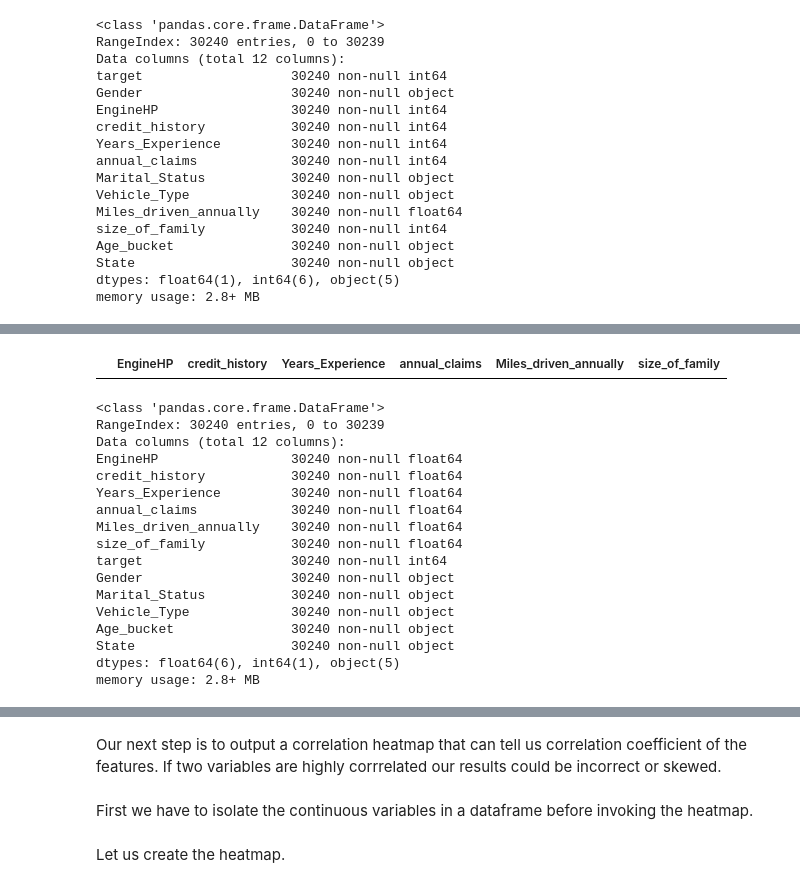
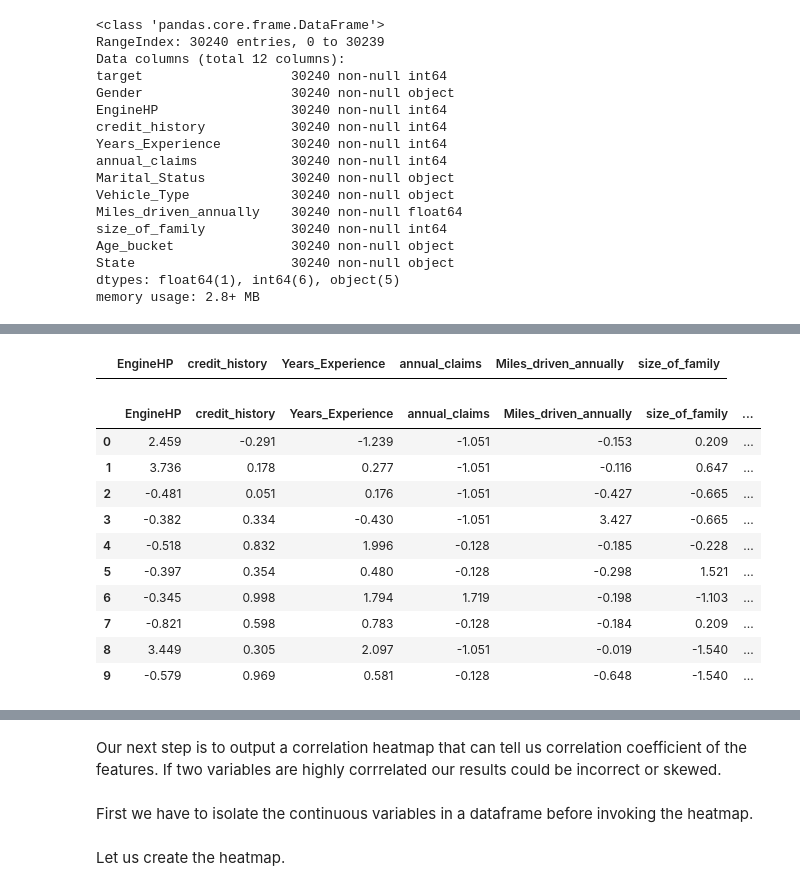
Before and after one commit to mu-mandayam/DataScience, a Jupyter notebook: Sup_Learning_Capstone_Safe_Driver.ipynb, the cells around one changed output, grey strips where cells are left out. Cells and saved outputs as stored; diff of their text form; code cells hidden in the pictures.

```diff
--- a/Sup_Learning_Capstone_Safe_Driver.ipynb
+++ b/Sup_Learning_Capstone_Safe_Driver.ipynb
@@ -209,10 +288,12 @@ safe_driver_num_features = safe_driver.drop(safe_driver.select_dtypes(['object']
 safe_driver_num_features.drop(['target'], axis=1, inplace=True)
 
 safe_driver_cat_features = safe_driver.select_dtypes(['object'])
-# %%
-safe_driver_num_features[safe_driver_num_features.isnull().any(axis=1)]
-# %% [output]
-|  | EngineHP | credit_history | Years_Experience | annual_claims | Miles_driven_annually | size_of_family |
+# %%
+# Check if there are any NaN values one more time
+
+safe_driver_num_features[safe_driver_num_features.isnull().any(axis=1)]
+# %% [output]
+|  | EngineHP | credit_history | Years_Experience | annual_claims | Miles_driven_annually | size_of_family |
 # %%
 from sklearn import preprocessing
 
@@ -227,24 +308,18 @@ safe_driver_scaled = pd.DataFrame(preprocessing.scale(safe_driver_num_features),
 # We will concatenate the scaled dataframe with the categorical feature set
 
 safe_driver = pd.concat([safe_driver_scaled, safe_driver['target'], safe_driver_cat_features], axis=1)
-# %%
-safe_driver.info()
-# %% [output]
-<class 'pandas.core.frame.DataFrame'>
-RangeIndex: 30240 entries, 0 to 30239
-Data columns (total 12 columns):
-EngineHP                 30240 non-null float64
-credit_history           30240 non-null float64
-Years_Experience         30240 non-null float64
-annual_claims            30240 non-null float64
-Miles_driven_annually    30240 non-null float64
-size_of_family           30240 non-null float64
-target                   30240 non-null int64
-Gender                   30240 non-null object
-Marital_Status           30240 non-null object
-Vehicle_Type             30240 non-null object
-Age_bucket               30240 non-null object
-State                    30240 non-null object
-dtypes: float64(6), int64(1), object(5)
-memory usage: 2.8+ MB
+# %%
+safe_driver.head(10)
+# %% [output]
+|  | EngineHP | credit_history | Years_Experience | annual_claims | Miles_driven_annually | size_of_family | ... |
+| 0 | 2.459 | -0.291 | -1.239 | -1.051 | -0.153 | 0.209 | ... |
+| 1 | 3.736 | 0.178 | 0.277 | -1.051 | -0.116 | 0.647 | ... |
+| 2 | -0.481 | 0.051 | 0.176 | -1.051 | -0.427 | -0.665 | ... |
+| 3 | -0.382 | 0.334 | -0.430 | -1.051 | 3.427 | -0.665 | ... |
+| 4 | -0.518 | 0.832 | 1.996 | -0.128 | -0.185 | -0.228 | ... |
+| 5 | -0.397 | 0.354 | 0.480 | -0.128 | -0.298 | 1.521 | ... |
+| 6 | -0.345 | 0.998 | 1.794 | 1.719 | -0.198 | -1.103 | ... |
+| 7 | -0.821 | 0.598 | 0.783 | -0.128 | -0.184 | 0.209 | ... |
+| 8 | 3.449 | 0.305 | 2.097 | -1.051 | -0.019 | -1.540 | ... |
+| 9 | -0.579 | 0.969 | 0.581 | -0.128 | -0.648 | -1.540 | ... |
 # %% [markdown]
```
Also changed, not shown: parts of 54 cells of this notebook.
